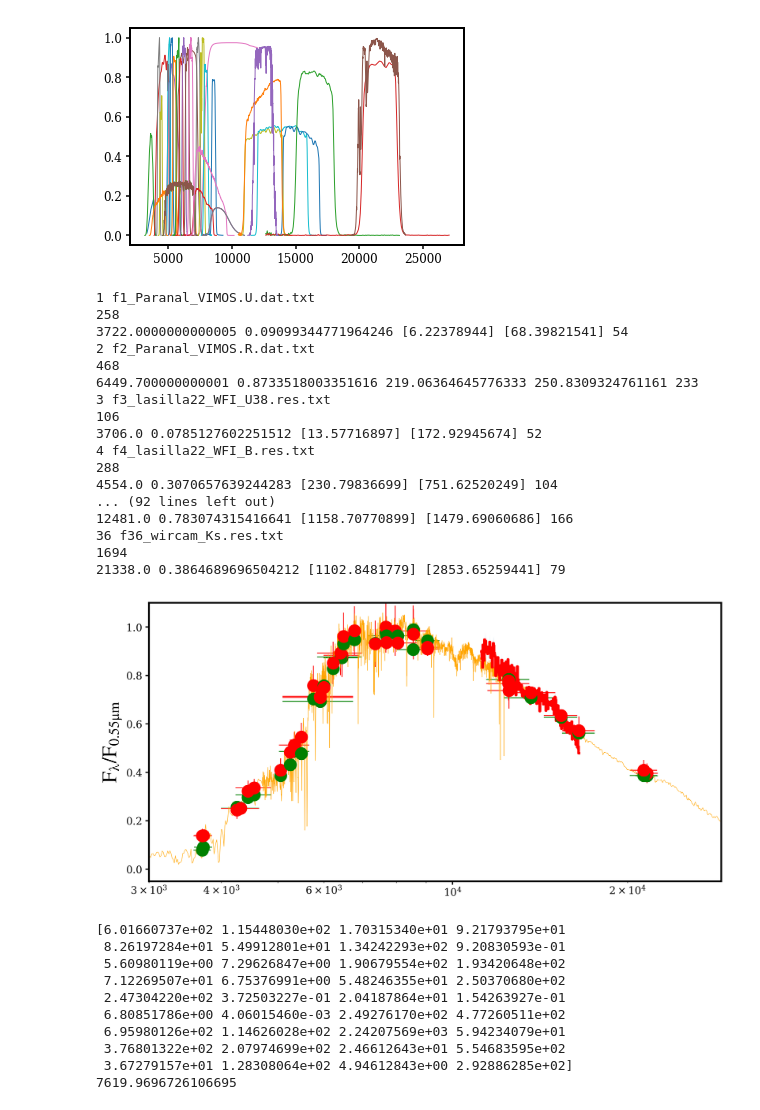
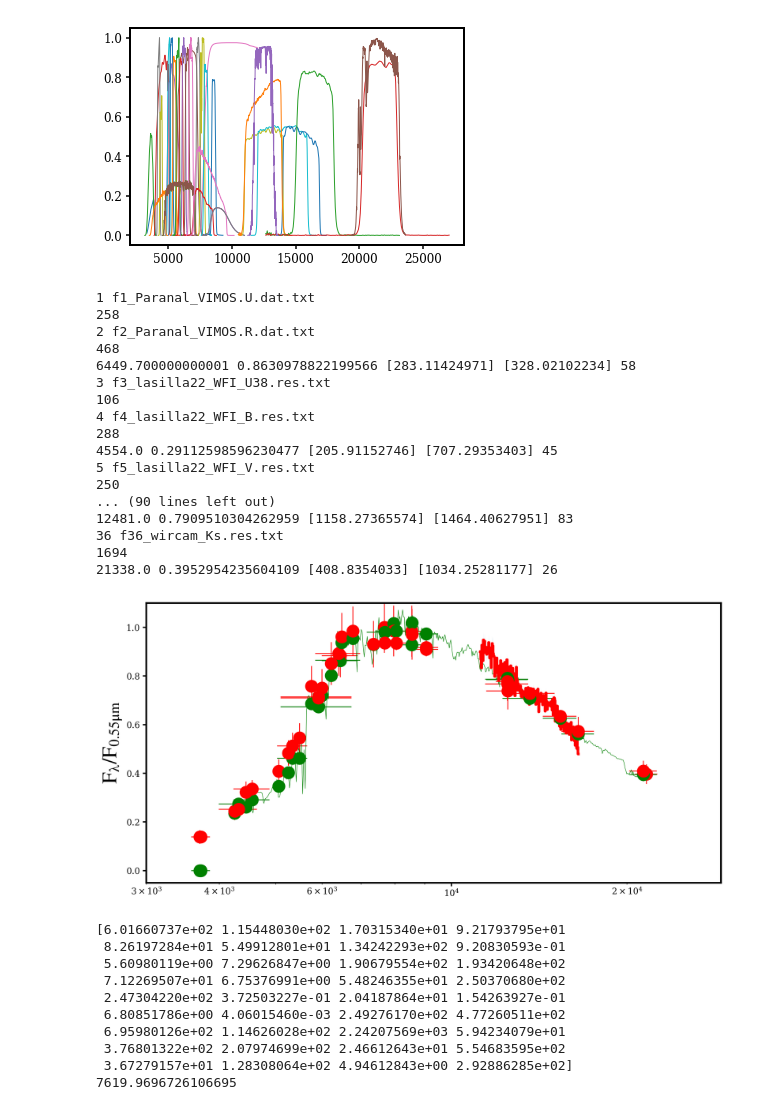
Before and after one commit to ywis/TAPS, a Jupyter notebook: examples/3. GOODSS_reduce_example.ipynb, the cells around one changed output. Drawn from its saved outputs; the diff is of its cells as text; code cells hidden in the pictures.

```diff
--- a/examples/3. GOODSS_reduce_example.ipynb
+++ b/examples/3. GOODSS_reduce_example.ipynb
@@ -2130,6 +2221,8 @@ plt.fill_between(x,(y+y_err),(y-y_err),alpha=0.1)
 plt.errorbar(wave_list, photometric_flux, xerr=band_list, yerr=photometric_flux_err_mod, color='r', fmt='o', label='photometric data', markersize='14')
 model_wave =minimize_age_AV_vector_weighted_M13_return_flux(X)[1]
 model_flux =minimize_age_AV_vector_weighted_M13_return_flux(X)[2]
+model2_wave =minimize_age_AV_vector_weighted_M13_return_flux(X)[1]
+model2_flux =minimize_age_AV_vector_weighted_M13_return_flux(X)[2]
 plt.plot(model_wave, model_flux, color='g',label='TP-AGB mild',lw=0.5)
 plt.xlim([2.5e3,1.9e4])
 plt.ylim([0.05, 1.2])#plt.ylim([ymin,ymax])
@@ -2612,14 +2706,14 @@ f35_wircam_J.res.txt
 f36_wircam_Ks.res.txt
 [figure]
 # %%
-model_wave = BC03_wave_list_num*(1+redshift_1)
-model_flux = BC03_flux_attenuated
+model_wave = model2_wave*(1+redshift_1)
+model_flux = model2_flux
 # %%
 def all_same(items):
     return all(x == items[0] for x in items)
 
 plt.figure(figsize=(12,6),dpi=300)
-plt.plot(model_wave, model_flux, color='orange',lw=0.5)
+plt.plot(model_wave, model_flux, color='green',lw=0.5)
 photometry_list = np.zeros(len(wave_list))
 plt.xlim([3.e3,2.9e4])
 plt.ylim([-0.05, 1.1])
@@ -2667,41 +2761,41 @@ for i in range(1,37):
                 flambda_AB_K = np.sum(flux*transmission*wave_inter)
                 sum_flambda_AB_K += flambda_AB_K
                 sum_transmission += np.sum(transmission*wave_inter)
                 length = length+1
         elif n==1:
             transmission = np.interp(wave, filter_curve[j:j+2,0], filter_curve[j:j+2,1])
             flambda_AB_K = flux[0]*transmission[0]
             sum_flambda_AB_K += flambda_AB_K*wave_inter
             sum_transmission += np.sum(transmission)*wave_inter#/len(transmission)#np.trapz(transmission, x=wave)
             length = length+1
     if length == 0:
         photometry_list[i-1]=0
     else:
         photometry_list[i-1] = sum_flambda_AB_K/sum_transmission
         print(wave_list[i-1]*(1+redshift_1), photometry_list[i-1], sum_flambda_AB_K, sum_transmission,length)#, wave[int(n/2)])
     plt.errorbar(wave_list[i-1]*(1+redshift_1),photometry_list[i-1],\
                  xerr=band_list[i-1], color='g', fmt='o',  markersize=14)
     plt.errorbar(wave_list[i-1]*(1+redshift_1), photometric_flux[i-1],\
                  xerr=band_list[i-1], yerr=photometric_flux_err_mod[i-1], color='r', fmt='o', label='photometric data', markersize='14')
 # %% [output]
 1 f1_Paranal_VIMOS.U.dat.txt
 258
-3722.0000000000005 0.09099344771964246 [6.22378944] [68.39821541] 54
 2 f2_Paranal_VIMOS.R.dat.txt
 468
-6449.700000000001 0.8733518003351616 219.06364645776333 250.8309324761161 233
+6449.700000000001 0.8630978822199566 [283.11424971] [328.02102234] 58
 3 f3_lasilla22_WFI_U38.res.txt
 106
-3706.0 0.0785127602251512 [13.57716897] [172.92945674] 52
 4 f4_lasilla22_WFI_B.res.txt
 288
-4554.0 0.3070657639244283 [230.79836699] [751.62520249] 104
-... (92 lines left out)
-12481.0 0.783074315416641 [1158.70770899] [1479.69060686] 166
+4554.0 0.29112598596230477 [205.91152746] [707.29353403] 45
+5 f5_lasilla22_WFI_V.res.txt
+250
+... (90 lines left out)
+12481.0 0.7909510304262959 [1158.27365574] [1464.40627951] 83
 36 f36_wircam_Ks.res.txt
 1694
-21338.0 0.3864689696504212 [1102.8481779] [2853.65259441] 79
+21338.0 0.3952954235604109 [408.8354033] [1034.25281177] 26
-[figure, old version]
+[figure, new version]
 # %%
 chisquare_photo_list = ((photometric_flux-photometry_list)/photometric_flux_err)**2
 print(chisquare_photo_list)
```
Also changed, not shown: parts of 13 cells of this notebook, 6 other files.
